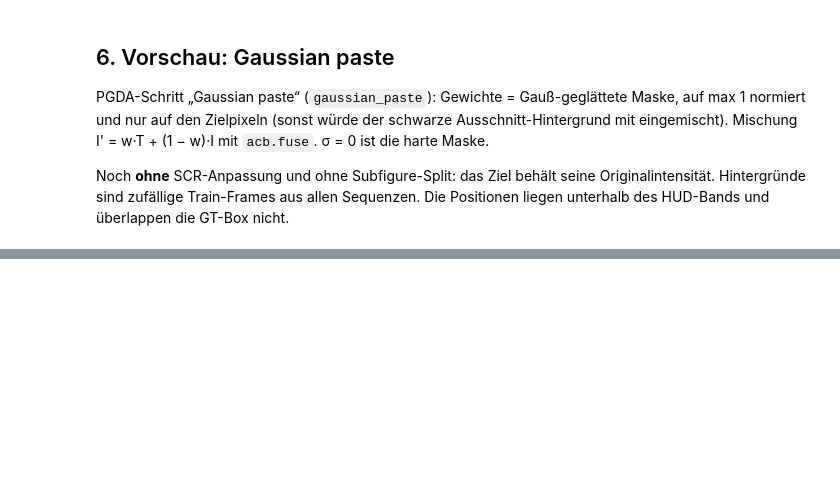
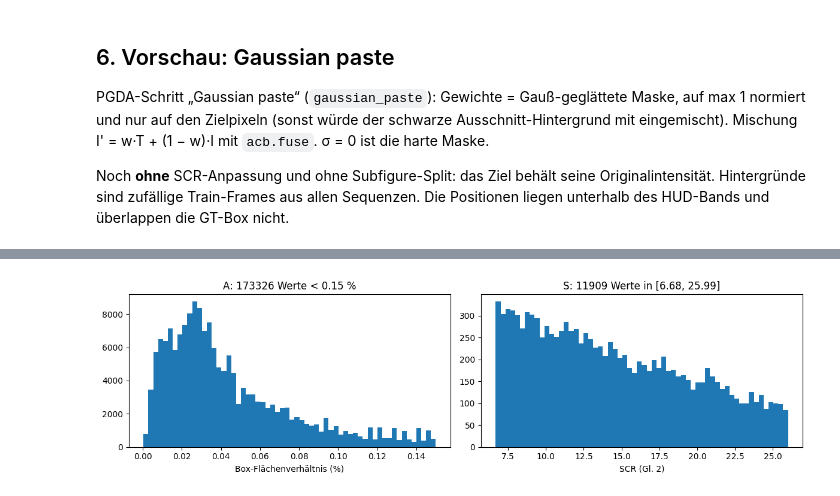
Before and after one commit to MoriartyCoder/Bachelor-Thesis, a Jupyter notebook: notebooks/05_target_library.ipynb, the cells around one changed output, grey strips where cells are left out. Drawn from its saved outputs; the diff is of its cells as text; code cells hidden in the pictures; blank space fills up the shorter version.

```diff
--- a/notebooks/05_target_library.ipynb
+++ b/notebooks/05_target_library.ipynb
@@ -622,0 +652,14 @@ for fr in train.sample(N_FRAMES, random_state=SEED).itertuples(index=False):
+# %%
+records = [r for ds in DatasetName for r in load_dataset_split(ds, "train")]
+pgdaa = PGDAA(records, num_targets=[1, 3], p=1.0)
+
+fig, axes = plt.subplots(1, 2, figsize=(12, 3.5))
+axes[0].hist(100 * pgdaa.A, bins=60)
+axes[0].set_xlabel("Box-Flächenverhältnis (%)")
+axes[0].set_title(f"A: {len(pgdaa.A)} Werte < {100 * pgdaa.max_area_ratio:g} %")
+axes[1].hist(pgdaa.S, bins=60)
+axes[1].set_xlabel("SCR (Gl. 2)")
+axes[1].set_title(f"S: {len(pgdaa.S)} Werte in [{pgdaa.S.min():.2f}, {pgdaa.S.max():.2f}]")
+plt.tight_layout()
+plt.show()
+# %% [output]
@@ -622,0 +669 @@ for fr in train.sample(N_FRAMES, random_state=SEED).itertuples(index=False):
+[figure, added]
```
Also changed, not shown: parts of 21 cells of this notebook, 24 other files.
